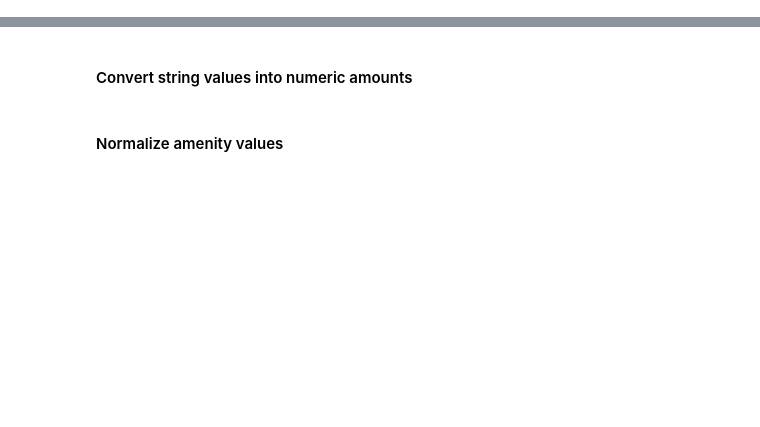
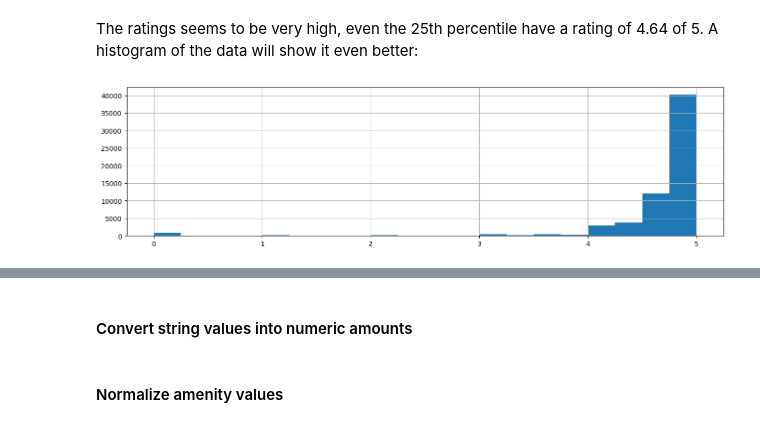
Before and after one commit to PatrickChristoph/airbnb_insights_australia, a Jupyter notebook: analysis.ipynb, the cells around one changed output, grey strips where cells are left out. Cells and saved outputs as stored; diff of their text form; code cells hidden in the pictures; blank space fills up the shorter version.

Commit message:
added business and data understanding sections

```diff
--- a/analysis.ipynb
+++ b/analysis.ipynb
@@ -29,0 +224,6 @@ for file_name in os.listdir(data_path):
+# %% [markdown]
+The ratings seems to be very high, even the 25th percentile have a rating of 4.64 of 5. A histogram of the data will show it even better:
+# %%
+data["review_scores_rating"].hist(figsize=(16,4), bins=20);
+# %% [output]
+[figure, added]
```
Also changed, not shown: parts of 36 cells of this notebook.
